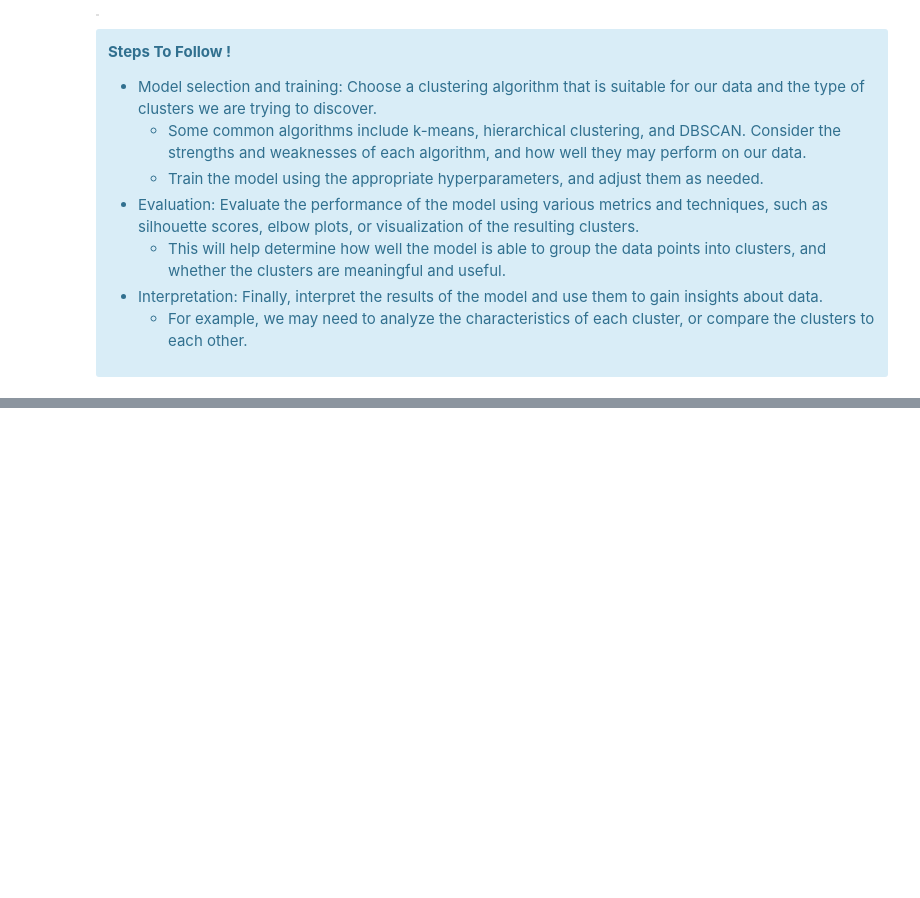
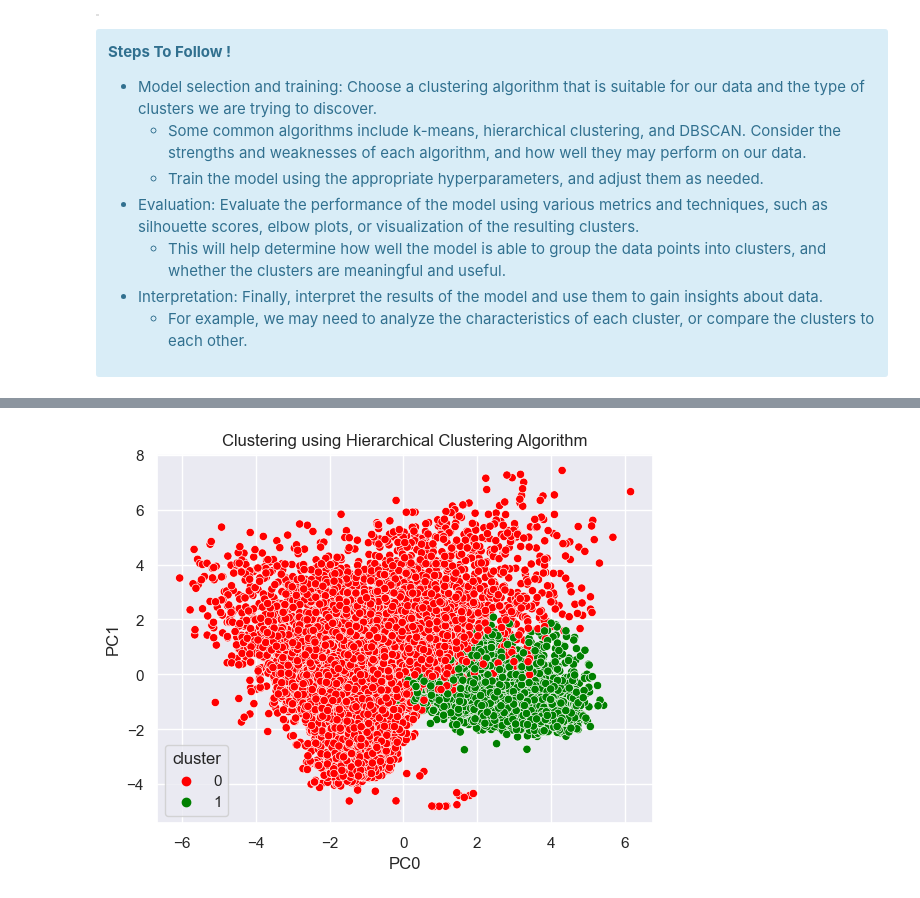
Before and after one commit to NassarX/insurance-customers-segmentation, a Jupyter notebook: a2z_insurance.ipynb, the cells around one changed output, grey strips where cells are left out. Saved outputs shown, nothing was run; the diff lists cells and outputs as text; code cells hidden in the pictures; blank space fills up the shorter version.

```diff
--- a/a2z_insurance.ipynb
+++ b/a2z_insurance.ipynb
@@ -1498,0 +1551,4 @@ a2z_scaled_pca_df = pd.concat([a2z_scaled_df, pca_df], axis=1)
+# %%
+h_clust_model = AgglomerativeClustering(**best_params)
+h_clust_labels = h_clust_model.fit_predict(pca_df)
+h_clust_labels_df = pd.DataFrame({'cluster': h_clust_labels}).set_index(pca_df.index)
@@ -1498,0 +1566,8 @@ a2z_scaled_pca_df = pd.concat([a2z_scaled_df, pca_df], axis=1)
+# %%
+# visualize the clustered dataframe with Scatter Plot
+palette=['red','green','blue','black','pink','gray','dodgerblue','purple','coolwarm']
+sns.scatterplot(x="PC0", y="PC1", hue="cluster", data=pca_df_h_clust, palette=palette[0:best_params['n_clusters']])
+plt.title("Clustering using Hierarchical Clustering Algorithm")
+plt.show()
+# %% [output]
+[figure, added]
```
Also changed, not shown: parts of 70 cells of this notebook, 1 other file.
